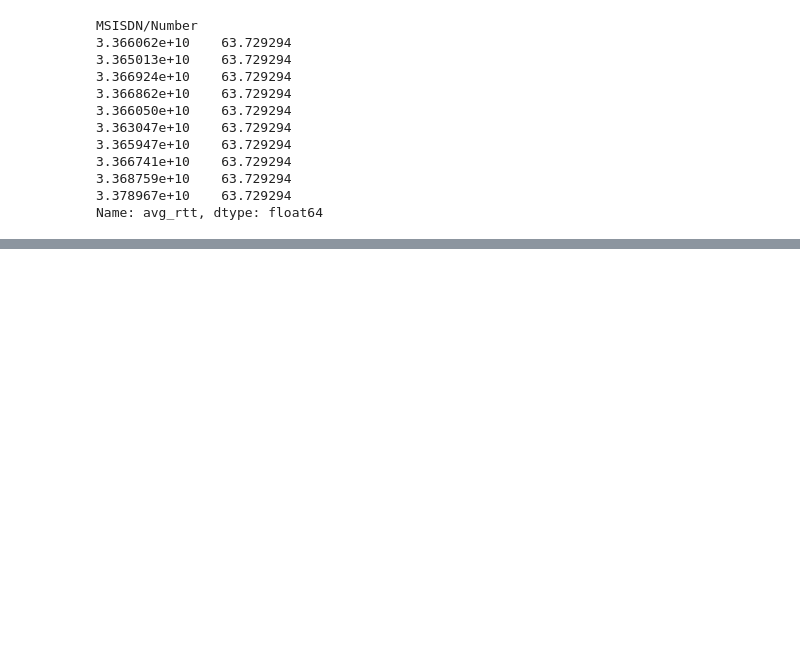
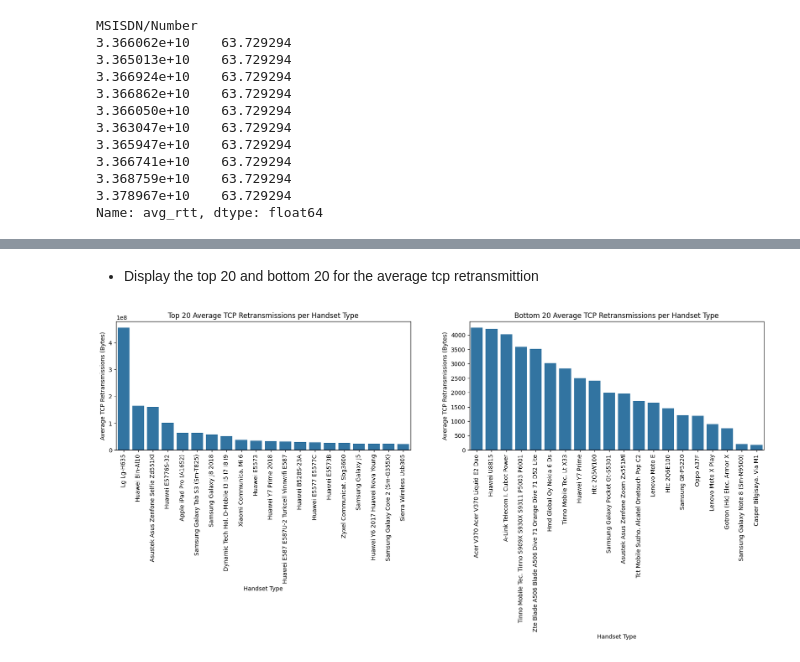
Before and after one commit to WildCayote/TellCo-Profitability-Opportunity-Analysis, a Jupyter notebook: notebooks/user_experience_analysis.ipynb, the cells around one changed output, grey strips where cells are left out. Saved outputs shown, nothing was run; the diff lists cells and outputs as text; code cells hidden in the pictures; blank space fills up the shorter version.

```diff
--- a/notebooks/user_experience_analysis.ipynb
+++ b/notebooks/user_experience_analysis.ipynb
@@ -335,0 +361,31 @@ Name: count, dtype: int64
+# %% [markdown]
+- Display the top 20 and bottom 20 for the average tcp retransmittion
+# %%
+tcp_sorted = handset_grouping.sort_values(by='avg_tcp_rt', ascending=False)
+# %%
+# Set plot size
+plt.figure(figsize=(20, 4))
+
+# Plot 1: Distribution of the top 20 avg_tcp_rt among handset types
+plt.subplot(1, 2, 1)
+sns.barplot(x=tcp_sorted.head(20).index, y=tcp_sorted.head(20)['avg_tcp_rt'])
+plt.title('Top 20 Average TCP Retransmissions per Handset Type')
+plt.xlabel('Handset Type')
+plt.ylabel('Average TCP Retransmissions (Bytes)')
+plt.xticks(rotation=90)  # Rotate handset names by 90 degrees
+
+# Plot 2: Distribution of the bottom 20 avg_rt among handset types
+plt.subplot(1, 2, 2)
+sns.barplot(x=tcp_sorted.tail(20).index, y=tcp_sorted.tail(20)['avg_tcp_rt'])
+plt.title('Bottom 20 Average TCP Retransmissions per Handset Type')
+plt.xlabel('Handset Type')
+plt.ylabel('Average TCP Retransmissions (Bytes)')
+plt.xticks(rotation=90)  # Rotate handset names by 90 degrees
+
+# Adjust layout for better visibility
+plt.tight_layout()
+
+# Show the plots
+plt.show()
+# %% [output]
+[figure, added]
```
Also changed, not shown: parts of 9 cells of this notebook.
